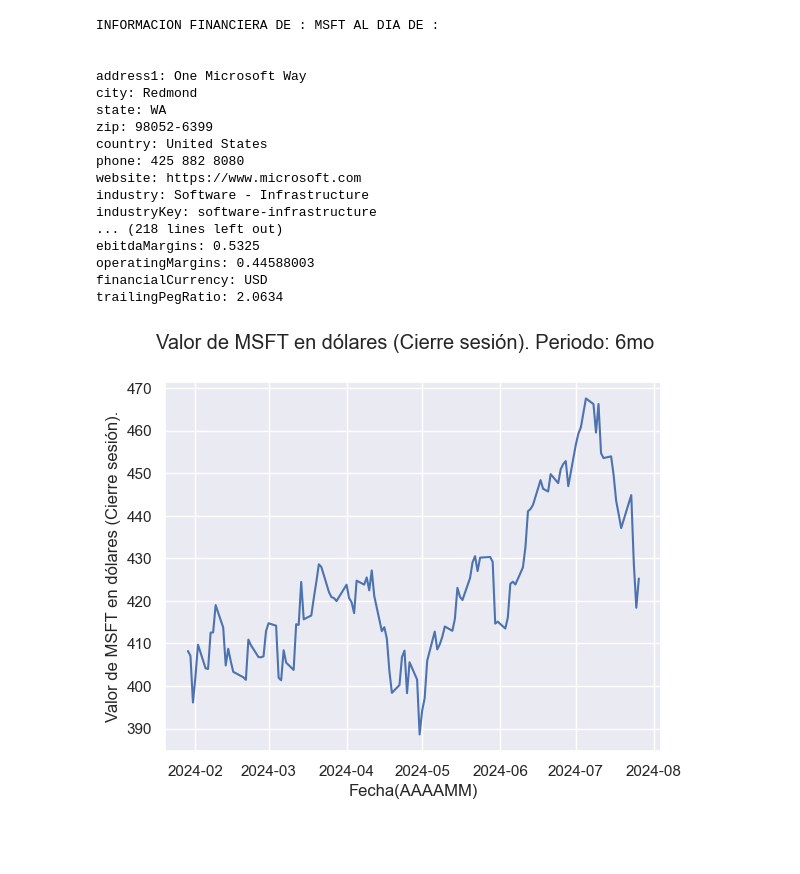
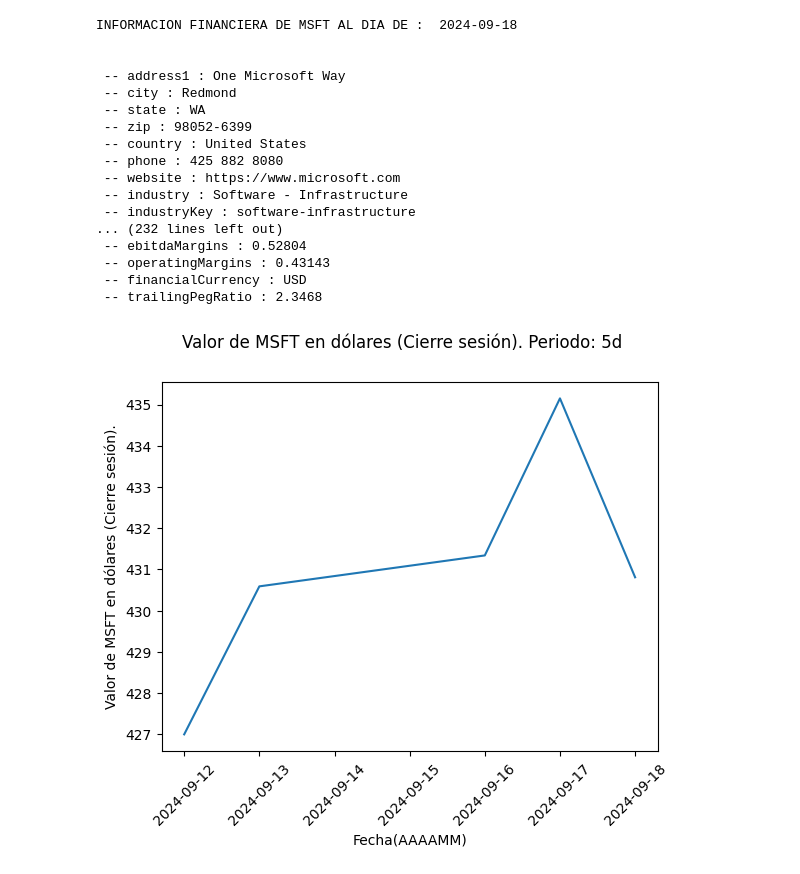
Before and after one commit to JuanIgnaciosj/YahooFinanceAPI, a Jupyter notebook: yahoo_finance.ipynb, the cells around one changed output. Saved outputs shown, nothing was run; the diff lists cells and outputs as text; code cells hidden in the pictures; blank space fills up the shorter version.

```diff
--- a/yahoo_finance.ipynb
+++ b/yahoo_finance.ipynb
@@ -16,65 +20,74 @@ msft = yf.Ticker("MSFT")
 ## OBTIENE TODA LA INFORMACION DE UNA ACCION A PARTIR DE SU SIMBOLO
 ## COLOCAR UNA MARCA CON LA FECHA DEL DIA ACTUAL, COLOCAR FORMATO Y OTRAS COSAS
 ticker = "MSFT"
+ ## FIJA EL LARGO PARA TEXTOS DE MAS DEL NUMERO DE CARACTERES INDICADO
 
-print("INFORMACION FINANCIERA DE : " + ticker + " AL DIA DE :")
-print("\n")
-
-def ObtenerInformacion(ticker):
+def ObtenerInformacion(ticker/,*largo**/):
+    LARGO_TXT = 100 #largo
+    print(f"INFORMACION FINANCIERA DE {ticker} AL DIA DE :  {str(dt.datetime.now().date())}")
+    print("\n")
     ticker = yf.Ticker(ticker)
     for keys, values in ticker.info.items():
-        # Imprime en el formato necesario la informacion de los principales ejecutivos
-        if str(keys) == 'companyOfficers':
-            print('companyOfficers:')
+        # Imprime en el formato necesario la informacion correspondiente al negocio.
+        if str(keys) == 'longBusinessSummary':
+            print(f" -- {keys} :")
+            for i in range(0,len(values),LARGO_TXT):
+                print(f"       {values[i:i+LARGO_TXT]}")
+        # Imprime en el formato necesario la informacion de los principales ejecutivos.
+        elif str(keys) == 'companyOfficers':
+            print(f" -- {keys}")
+            print("\n")
             for exec in range(0,len(ticker.info["companyOfficers"])): #** OJO: AQUI VIENE UNA LISTA CON LOS EJECUTIVOS PRINCIPALES ***/
                 for keys1,values1 in ticker.info["companyOfficers"][exec].items():
-                    print("         "+str(keys1) + ": " + str(values1))
+                    if keys1 != "maxAge":
+                        print(f"    -- {keys1} : {values1}")
                 print("\n")
         # imprime el diccionario normalmente
         else:
-            print(str(keys) + ": " + str(values))
-#for keys1,values1 in ticker.info["companyOfficers"][exec]:
+            print(f" -- {keys} : {values}")
 
-ObtenerInformacion(ticker=ticker)
+ObtenerInformacion(ticker)
 # %% [output]
-INFORMACION FINANCIERA DE : MSFT AL DIA DE :
+INFORMACION FINANCIERA DE MSFT AL DIA DE :  2024-09-18
 
 
-address1: One Microsoft Way
-city: Redmond
-state: WA
-zip: 98052-6399
-country: United States
-phone: 425 882 8080
-website: https://www.microsoft.com
-industry: Software - Infrastructure
-industryKey: software-infrastructure
-... (218 lines left out)
-ebitdaMargins: 0.5325
-operatingMargins: 0.44588003
-financialCurrency: USD
-trailingPegRatio: 2.0634
+ -- address1 : One Microsoft Way
+ -- city : Redmond
+ -- state : WA
+ -- zip : 98052-6399
+ -- country : United States
+ -- phone : 425 882 8080
+ -- website : https://www.microsoft.com
+ -- industry : Software - Infrastructure
+ -- industryKey : software-infrastructure
+... (232 lines left out)
+ -- ebitdaMargins : 0.52804
+ -- operatingMargins : 0.43143
+ -- financialCurrency : USD
+ -- trailingPegRatio : 2.3468
 # %%
 # FUNCION QUE GRAFICA EL COMPORTAMIENTO DE UN PERIODO DETERMINADO DE LA ACCION CONSULTADA
 
 ticker = "MSFT"
 
 def ObtenerPeriodo(ticker,number): ##PARA TENER EN CONSIDERACION ['1d', '5d', '1mo', '3mo', '6mo', '1y', '2y', '5y', '10y', 'ytd', 'max']
     ticker_ob = yf.Ticker(ticker)
     per = str(number)
     hist = ticker_ob.history(period=str(per))
     # Se puede hacer un grafico para ver como se ha comportado
     df_hist = pd.DataFrame(data=hist)
     # print(df_hist)
     # Genera visualizacion
     sns.lineplot(df_hist, x=df_hist.index, y=df_hist['Close'])
     # Format
     plt.suptitle("Valor de " + ticker + " en dólares (Cierre sesión). Periodo: " + per)
     plt.ylabel("Valor de " + ticker + " en dólares (Cierre sesión).")
     plt.xlabel("Fecha(AAAAMM)")
+    #Mueve los valores del eje X
+    plt.tick_params(axis='x', rotation=45)
     # Show
     plt.show()
+
+ObtenerPeriodo(ticker,'5d')
+# %% [output]
+[figure, added]
-# %%
-ObtenerPeriodo(ticker,'6mo')
-# %% [output]
-[figure, removed]
```
Also changed, not shown: parts of 24 cells of this notebook, 1 other file.
